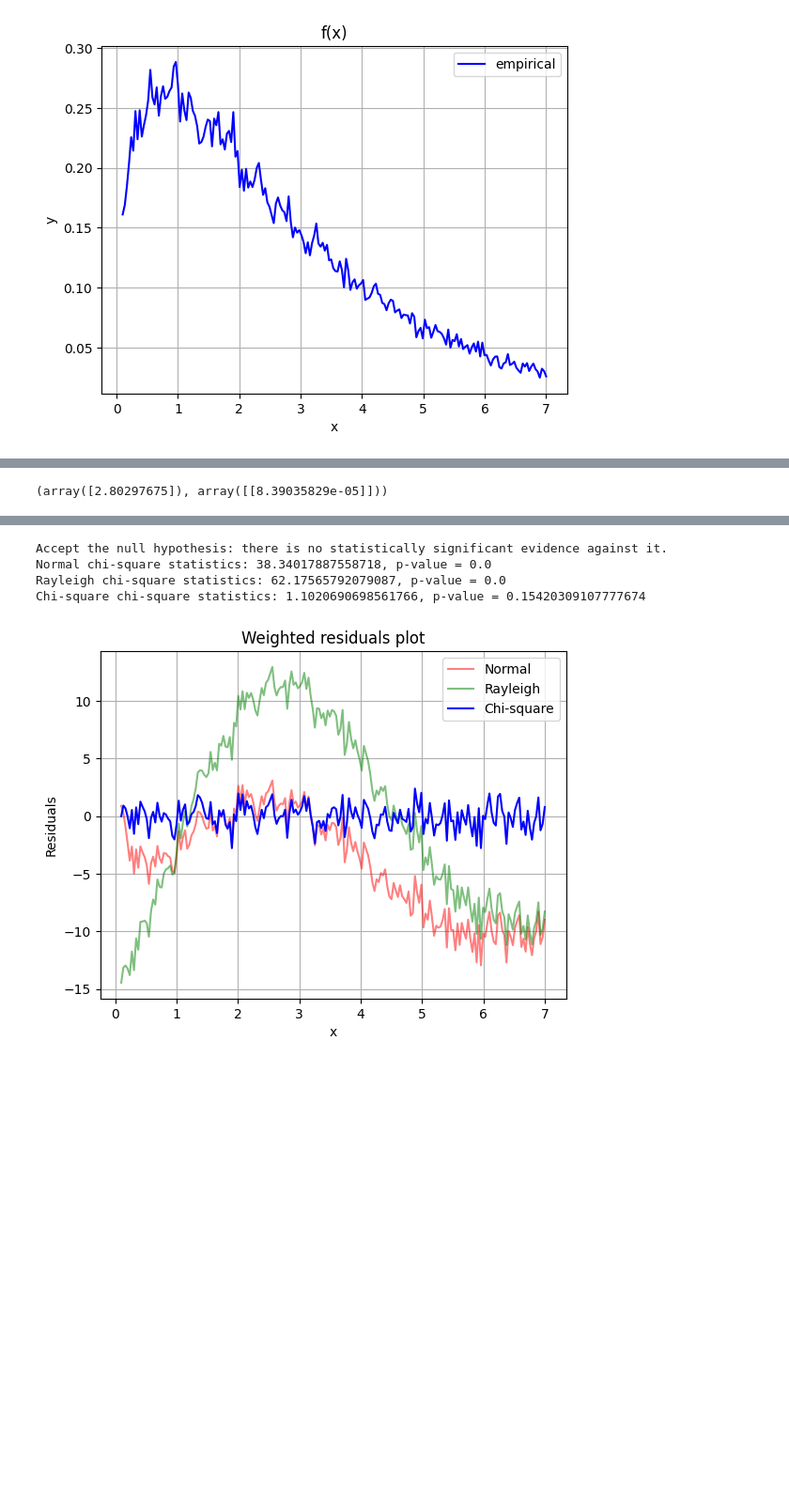
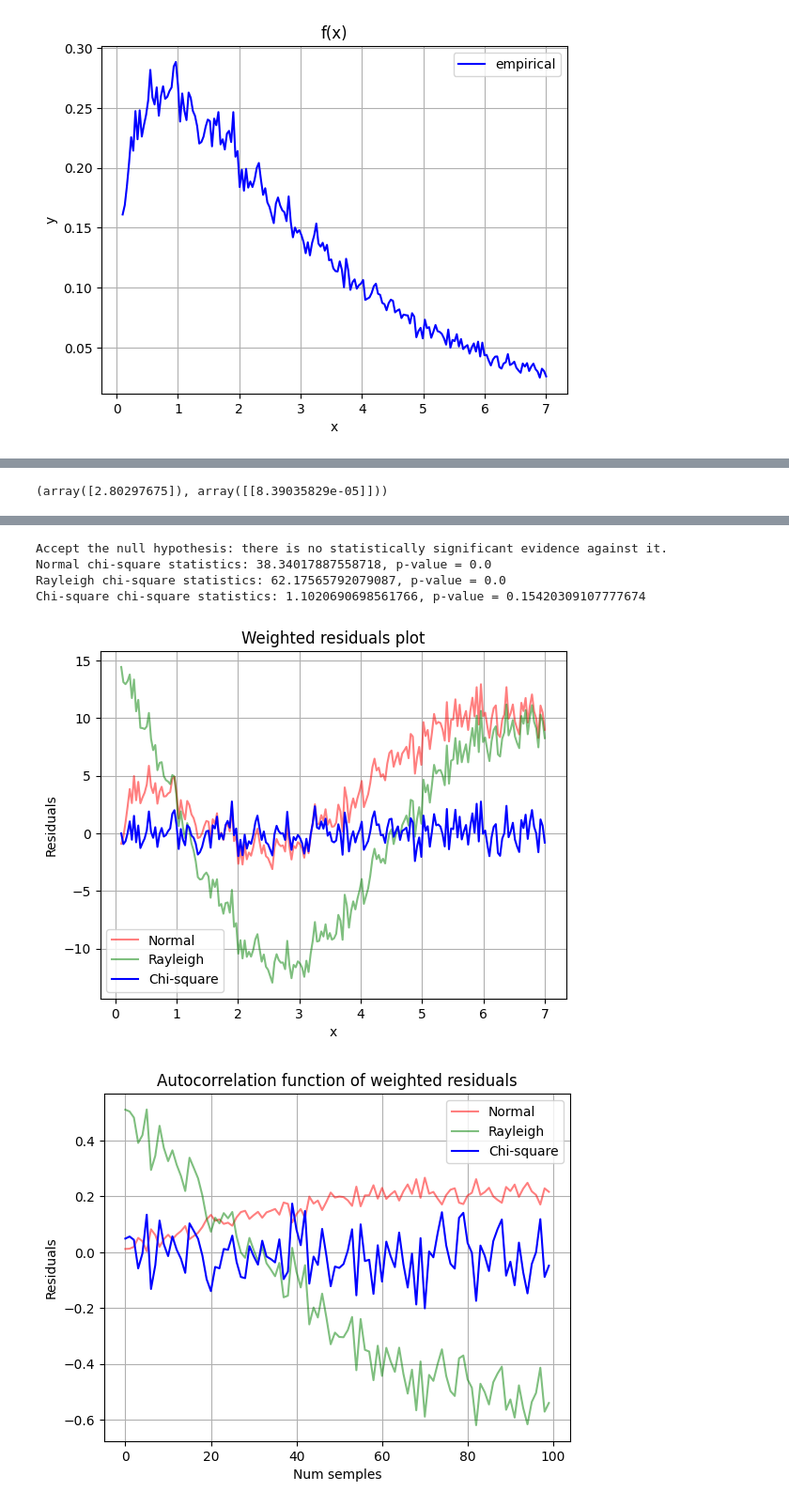
Before and after one commit to InnerShadow/Data-Minig, a Jupyter notebook: Lab2/kab2.ipynb, the cells around one changed output, grey strips where cells are left out. Shown at 94% size. Cells and saved outputs as stored; diff of their text form; code cells hidden in the pictures; blank space fills up the shorter version.

Commit message:
Done autocorrelation

```diff
--- a/Lab2/kab2.ipynb
+++ b/Lab2/kab2.ipynb
@@ -44,6 +44,6 @@ def chi_square_statistics(x, y, sigma, func, alpha, args):
 alpha = 0.05
 # %%
 def weighted_residuals_calculate(x, y, sigma, func, args):
-    residuals = (func(x, *args) - y) / sigma
+    residuals = (y - func(x, *args)) / sigma
 
     return residuals
@@ -86,6 +102,15 @@ plt.title('Weighted residuals plot')
 plt.grid(True)
 plt.legend()
 plt.show()
+
+norma_autocorrelation = Autocorrelation(x, y, sigma, Normal, mormal_res[0])
+plt.plot(range(len(norma_autocorrelation)), norma_autocorrelation, label = 'Normal', c = 'red')
+plt.xlabel('Num semples')
+plt.ylabel('Residuals')
+plt.title('Autocorrelation function of weighted residuals')
+plt.grid(True)
+plt.legend()
+plt.show()
 # %% [output]
 (array([1.43985305, 1.76480724]), array([[ 0.00223854, -0.0003252 ],
        [-0.0003252 ,  0.00109546]]))
@@ -125,6 +151,16 @@ plt.title('Weighted residuals plot')
 plt.grid(True)
 plt.legend()
 plt.show()
+
+rayleigh_autocorrelation = Autocorrelation(x, y, sigma, Rayleigh, rayleigh_res[0])
+plt.plot(range(len(norma_autocorrelation)), norma_autocorrelation, label = 'Normal', c = 'red', alpha = 0.5)
+plt.plot(range(len(rayleigh_autocorrelation)), rayleigh_autocorrelation, label = 'Rayleigh', c = 'g')
+plt.xlabel('Num semples')
+plt.ylabel('Residuals')
+plt.title('Autocorrelation function of weighted residuals')
+plt.grid(True)
+plt.legend()
+plt.show()
 # %% [output]
 (array([1.98453873]), array([[0.001754]]))
 [figure]
@@ -146,31 +183,43 @@ plt.plot(x, Rayleigh(x, rayleigh_res[0]), label = 'Rayleigh', c = 'g', alpha = 0
 plt.plot(x, Chi_square(x, chi_square_res[0]), label = 'Chi-square', c = 'black')
 plt.xlabel('x')
 plt.ylabel('y')
 plt.title('f(x)')
 plt.legend()
 plt.grid(True)
 plt.show()
 
 chi_square_chi_statistics = chi_square_statistics(x, y, sigma, Chi_square, alpha, chi_square_res[0])
 print(f'Normal chi-square statistics: {normal_chi_statistics[0]}, p-value = {normal_chi_statistics[1]}')
 print(f'Rayleigh chi-square statistics: {rayleigh_chi_statistics[0]}, p-value = {rayleigh_chi_statistics[1]}')
 print(f'Chi-square chi-square statistics: {chi_square_chi_statistics[0]}, p-value = {chi_square_chi_statistics[1]}')
 
 chi_square_residuals = weighted_residuals_calculate(x, y, sigma, Chi_square, chi_square_res[0])
 plt.plot(x, normal_residuals, label = 'Normal', c = 'red', alpha = 0.5)
 plt.plot(x, rayleigh_residuals, label = 'Rayleigh', c = 'g', alpha = 0.5)
 plt.plot(x, chi_square_residuals, label = 'Chi-square', c = 'b')
 plt.xlabel('x')
 plt.ylabel('Residuals')
 plt.title('Weighted residuals plot')
 plt.grid(True)
 plt.legend()
 plt.show()
+
+chi_square_autocorrelation = Autocorrelation(x, y, sigma, Chi_square, chi_square_res[0])
+plt.plot(range(len(norma_autocorrelation)), norma_autocorrelation, label = 'Normal', c = 'red', alpha = 0.5)
+plt.plot(range(len(rayleigh_autocorrelation)), rayleigh_autocorrelation, label = 'Rayleigh', c = 'g', alpha = 0.5)
+plt.plot(range(len(chi_square_autocorrelation)), chi_square_autocorrelation, label = 'Chi-square', c = 'b')
+plt.xlabel('Num semples')
+plt.ylabel('Residuals')
+plt.title('Autocorrelation function of weighted residuals')
+plt.grid(True)
+plt.legend()
+plt.show()
 # %% [output]
 (array([2.80297675]), array([[8.39035829e-05]]))
 [figure]
 Accept the null hypothesis: there is no statistically significant evidence against it.
 Normal chi-square statistics: 38.34017887558718, p-value = 0.0
 Rayleigh chi-square statistics: 62.17565792079087, p-value = 0.0
 Chi-square chi-square statistics: 1.1020690698561766, p-value = 0.15420309107777674
-[figure, old version]
+[figure, new version]
+[figure, added]
```
Also changed, not shown: parts of 3 cells of this notebook.
